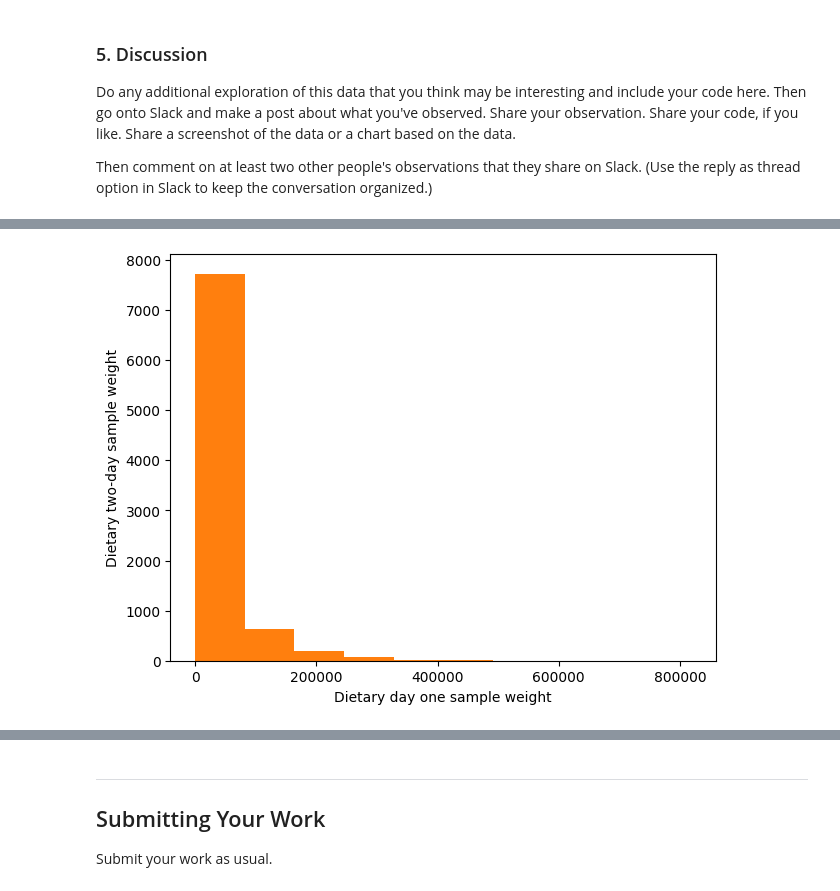
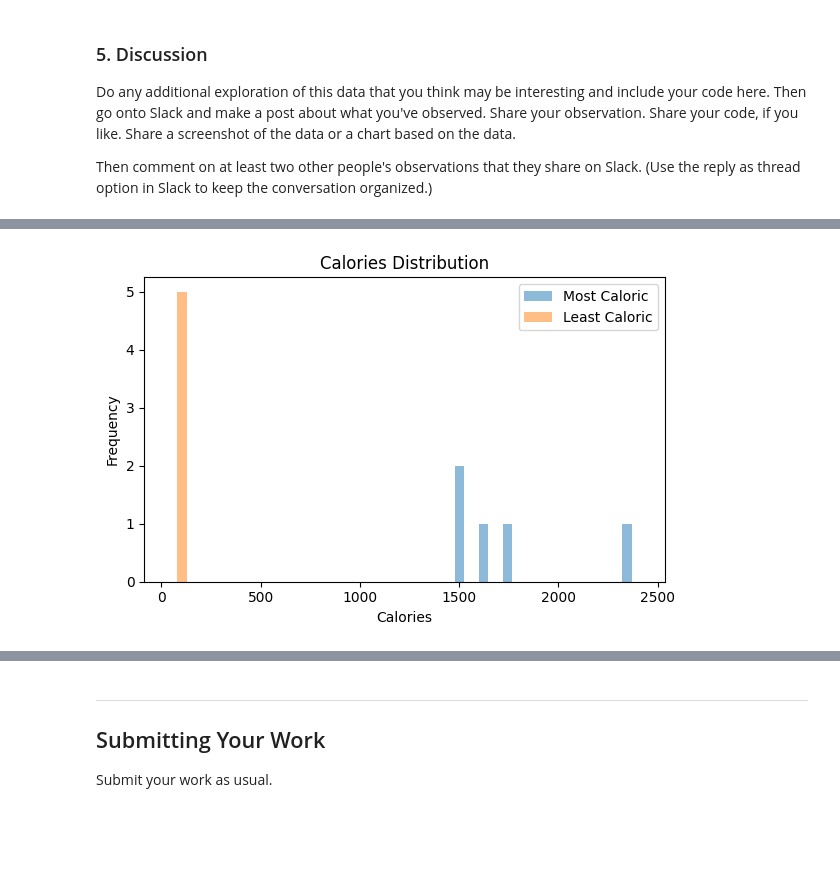
Before and after one commit to hyalamanchi/hds5210-2023, a Jupyter notebook: week13/week13_assignment_2.ipynb, the cells around one changed output, grey strips where cells are left out. Cells and saved outputs as stored; diff of their text form; code cells hidden in the pictures; blank space fills up the shorter version.

```diff
--- a/week13/week13_assignment_2.ipynb
+++ b/week13/week13_assignment_2.ipynb
@@ -103,19 +130,22 @@ sns.boxplot(data=df[['DR1TPFAT', 'DR1TSFAT']])
 # %%
 import pandas as pd
 import matplotlib.pyplot as plt
-import seaborn as sns
 
-df = pd.read_csv('/content/diet.csv')
+import pandas as pd
+import matplotlib.pyplot as plt
+
+df = pd.read_csv("https://raw.githubusercontent.com/rfordatascience/tidytuesday/master/data/2018/2018-09-04/fastfood_calories.csv")
 
 # Histogram
-
-plt.hist(df['WTDRD1'])
-plt.hist(df['WTDR2D'])
-plt.xlabel('Dietary day one sample weight')
-plt.ylabel('Dietary two-day sample weight')
-
+plt.figure(figsize=(6,4))
+plt.hist([most_cal['calories'], least_cal['calories']],
+         bins=20, label=["Most Caloric", "Least Caloric"], alpha=0.5)
+plt.legend()
+plt.xlabel('Calories')
+plt.ylabel('Frequency')
+plt.title("Calories Distribution")
 
 plt.tight_layout()
 plt.show()
 # %% [output]
-[figure, old version]
+[figure, new version]
```
Also changed, not shown: parts of 8 cells of this notebook.
